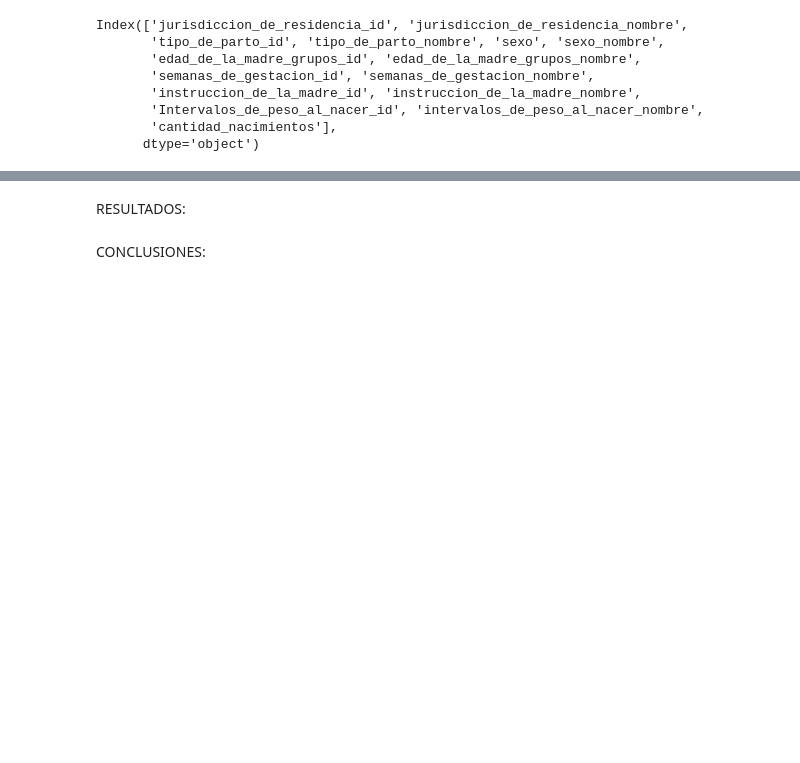
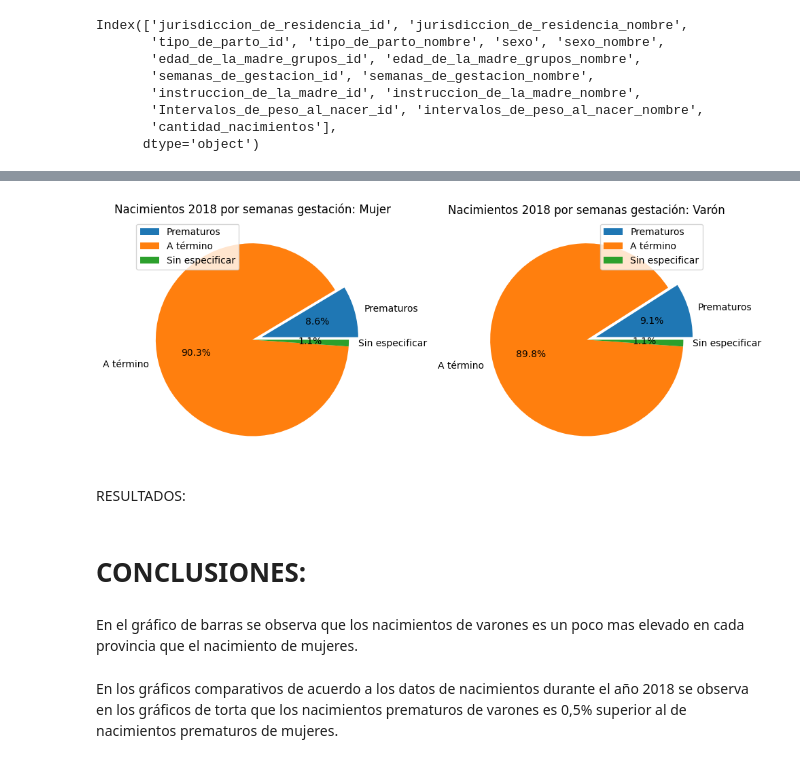
Before and after one commit to gagabriela2787/Grupo7ISPC, a Jupyter notebook: G7Nacidos.ipynb, the cells around one changed output, grey strips where cells are left out. Saved outputs shown, nothing was run; the diff lists cells and outputs as text; code cells hidden in the pictures; blank space fills up the shorter version.

```diff
--- a/G7Nacidos.ipynb
+++ b/G7Nacidos.ipynb
@@ -109,0 +195,25 @@ else:
+# %%
+# Agrupar según semanas_de_gestacion_id y sumar los nacimientos correspondientes a "prematuro", "a término" y "sin especificar" por sexo:
+# MUJER
+# Sumar total de nacimientos PREMATUROS MUJER
+Total_M[0] = df_Union[(df_Union['semanas_de_gestacion_id'] <= 5) & (df_Union['sexo_nombre'] == 'Mujer')]['cantidad_nacimientos'].sum()
+# Sumar total de nacimientos A TERMINO MUJER
+Total_M[1] = df_Union[(df_Union['semanas_de_gestacion_id'] >= 6)  &  (df_Union["semanas_de_gestacion_id"]<= 7) & (df_Union['sexo_nombre'] == 'Mujer')]['cantidad_nacimientos'].sum()
+# Sumar total de nacimientos SIN ESPECIFICAR MUJER
+Total_M[2] = df_Union[(df_Union['semanas_de_gestacion_id'] == 8) & (df_Union['sexo_nombre'] == 'Mujer')]['cantidad_nacimientos'].sum()
+
+# VARON
+# Sumar total de nacimientos PREMATUROS VARÓN
+Total_V[0] = df_Union[(df_Union['semanas_de_gestacion_id'] <= 5) & (df_Union['sexo_nombre'] == 'Varón')]['cantidad_nacimientos'].sum()
+# Sumar total de nacimientos A TERMINO VARÓN
+Total_V[1] = df_Union[(df_Union['semanas_de_gestacion_id'] >= 6)  &  (df_Union["semanas_de_gestacion_id"]<= 7) & (df_Union['sexo_nombre'] == 'Varón')]['cantidad_nacimientos'].sum()
+# Sumar total de nacimientos SIN ESPECIFICAR VARÓN
+Total_V[2] = df_Union[(df_Union['semanas_de_gestacion_id'] == 8) & (df_Union['sexo_nombre'] == 'Varón')]['cantidad_nacimientos'].sum()
+
+# TOTAL
+# Sumar total de nacimientos PREMATUROS
+Total[0]  = df_Union[df_Union['semanas_de_gestacion_id'] <= 5]['cantidad_nacimientos'].sum()
+# Sumar total de nacimientos A TERMINO
+Total[1] = df_Union[(df_Union['semanas_de_gestacion_id'] >= 6)  &  (df_Union["semanas_de_gestacion_id"]<= 7)]['cantidad_nacimientos'].sum()
+# Sumar total de nacimientos SIN ESPECIFICAR
+Total[2] = df_Union[df_Union['semanas_de_gestacion_id'] == 8]['cantidad_nacimientos'].sum()
@@ -112,4 +247,29 @@ CONSULTAS Y GRÁFICOS
+# %%
+# GRAFICAR COMPARATIVOS DE NACIMIENTOS EN 2018 DE PREMATUROS Y A TERMINO POR SEXO.
+# Crear la figura y los subgráficos
+fig, (ax1, ax2) = plt.subplots(1, 2, figsize=(10, 10))
+explode = (0.1, 0, 0)  # Expande la primera rebanada
+# Grafico de torta para Mujer
+ax1.pie(Total_M, explode=explode, labels=Descripcion, autopct='%1.1f%%')
+ax1.set_title('Nacimientos 2018 por semanas gestación: Mujer')
+
+# Grafico de torta para Varón
+ax2.pie(Total_V, explode=explode, labels=Descripcion, autopct='%1.1f%%')
+ax2.set_title('Nacimientos 2018 por semanas gestación: Varón')
+# Crear las leyendas para cada gráfico de torta
+legend1 = ax1.legend(loc='upper left')
+legend2 = ax2.legend(loc='upper right')
+
+# Ajustar la disposición de los subgráficos y mostrar la figura
+plt.tight_layout()
+plt.show()
+# %% [output]
+[figure, added]
 # %% [markdown]
 RESULTADOS:
-# %% [markdown]
-CONCLUSIONES:
+# %% [markdown]
+# **CONCLUSIONES:**
+# %% [markdown]
+En el gráfico de barras se observa que los nacimientos de varones es un poco mas elevado en cada provincia que el nacimiento de mujeres.
+# %% [markdown]
+En los gráficos comparativos de acuerdo a los datos de nacimientos durante el año 2018 se observa en los gráficos de torta que los nacimientos prematuros de varones es 0,5% superior al de nacimientos prematuros de mujeres.
```
Also changed, not shown: parts of 13 cells of this notebook.
